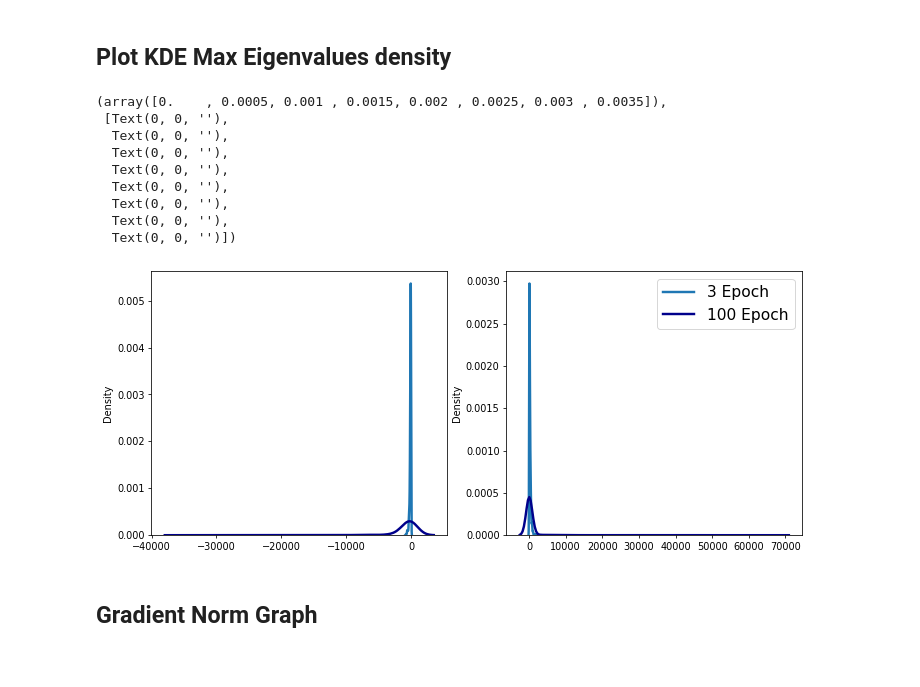
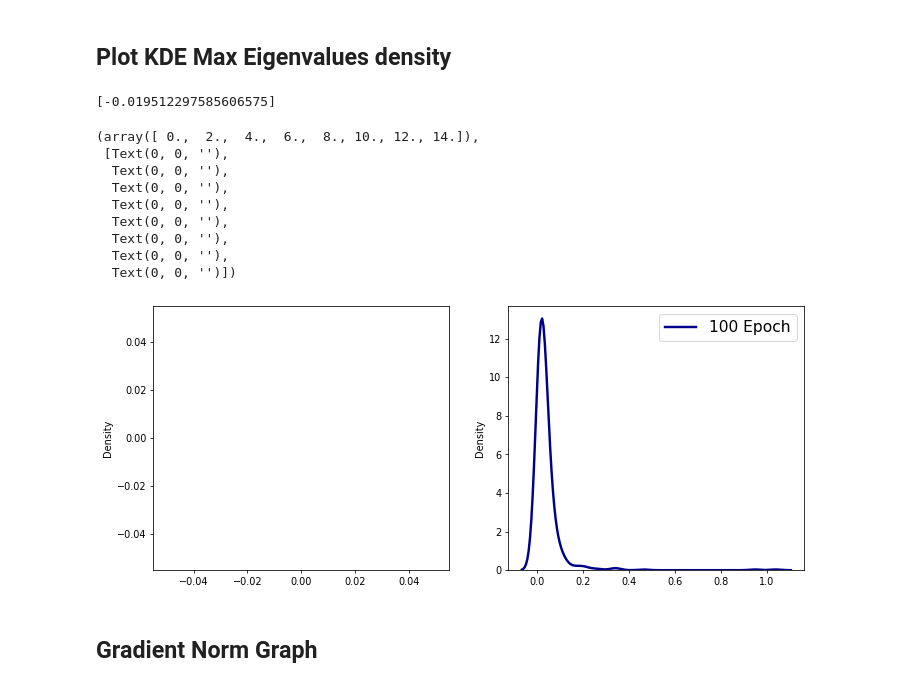
Before and after one commit to MarsJacobs/kd-qat-large-enc, a Jupyter notebook: Hessian_Analysis.ipynb, the cells around one changed output. Drawn from its saved outputs; the diff is of its cells as text; code cells hidden in the pictures.

```diff
--- a/Hessian_Analysis.ipynb
+++ b/Hessian_Analysis.ipynb
@@ -3,12 +3,16 @@
 # %%
 import os
 os.environ["CUDA_VISIBLE_DEVICES"]="1" # Set GPU Index to use"
+# %%
+ternary_neg
+# %% [output]
+[-0.019512297585606575]
 # %%
 import torch
 import seaborn as sns
 import matplotlib.pyplot as plt
 
-task = "cola"
+task = "rte"
 
 # STS-B
 if task == "sts-b":
@@ -21,7 +25,7 @@ if task == "sts-b":
 if task == "rte":
     # ternary_eigens_init = torch.load("hessian_value_pts/rte_nomal_init.pt")
     # sarq_eigens_init = torch.load("hessian_value_pts/rte_sarq_init.pt")
-    ternary_eigens = torch.load("hessian_value_pts/rte_gt_100.pt")
+    ternary_eigens = torch.load("hessian_value_pts/rte_gt_100_2.pt.pt")
     sarq_eigens = torch.load("hessian_value_pts/rte_gt_3.pt")
 
 # CoLA
@@ -85,37 +89,37 @@ lw = 2.5
 # sns.kdeplot(sarq_init_neg, color="tab:blue", label="sarq_init", linewidth=lw, ax=axes[0])
 # sns.kdeplot(ternary_init_neg, color="darkblue", label="ternary_init", linewidth=lw, ax=axes[0])
 # axes[1].legend(fontsize = fs+6, loc=1)
 # plt.xticks(fontsize=fs)
 # plt.yticks(fontsize=fs)
 # plt.ylim(0, 0.025)
 # tc_hessian_value_ptss
 # plt.savefig('init_neg.png', format='png', dpi=100)
 
 fig, axes = plt.subplots(1, 2, figsize=(12,5), dpi=70)
 # sns.kdeplot(ternary_init_pos, color="gray", label="1 Epoch", linewidth=lw, ax=axes[1])
-sns.kdeplot(sarq_pos, color="tab:blue", label="3 Epoch", linewidth=lw, ax=axes[1])
+# sns.kdeplot(sarq_pos, color="tab:blue", label="3 Epoch", linewidth=lw, ax=axes[1])
 sns.kdeplot(ternary_pos, color="darkblue", label="100 Epoch", linewidth=lw, ax=axes[1])
 plt.legend(fontsize = fs+6, loc=1)
 plt.xticks(fontsize=fs)
 plt.yticks(fontsize=fs)
 
 # sns.kdeplot(ternary_init_neg, color="gray", label="1 Epoch", linewidth=lw, ax=axes[0])
-sns.kdeplot(sarq_neg, color="tab:blue", label="3 Epoch", linewidth=lw, ax=axes[0])
+# sns.kdeplot(sarq_neg, color="tab:blue", label="3 Epoch", linewidth=lw, ax=axes[0])
 sns.kdeplot(ternary_neg, color="darkblue", label="100 Epoch", linewidth=lw, ax=axes[0])
 plt.legend(fontsize = fs+6)
 plt.xticks(fontsize=fs)
 plt.yticks(fontsize=fs)
 # %% [output]
-(array([0.    , 0.0005, 0.001 , 0.0015, 0.002 , 0.0025, 0.003 , 0.0035]),
+(array([ 0.,  2.,  4.,  6.,  8., 10., 12., 14.]),
  [Text(0, 0, ''),
   Text(0, 0, ''),
   Text(0, 0, ''),
   Text(0, 0, ''),
   Text(0, 0, ''),
   Text(0, 0, ''),
   Text(0, 0, ''),
   Text(0, 0, '')])
-[figure, old version]
+[figure, new version]
 # %% [markdown]
 ## Gradient Norm Graph
 # %%
```
Also changed, not shown: 17 other files.
